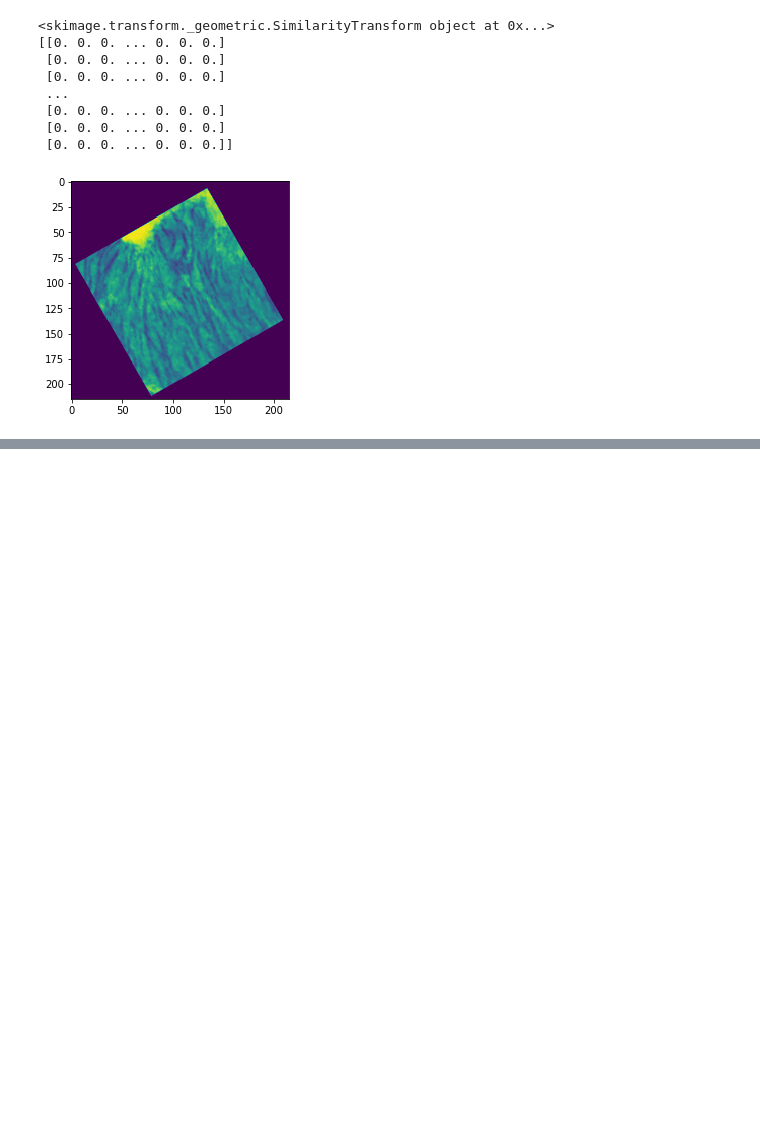
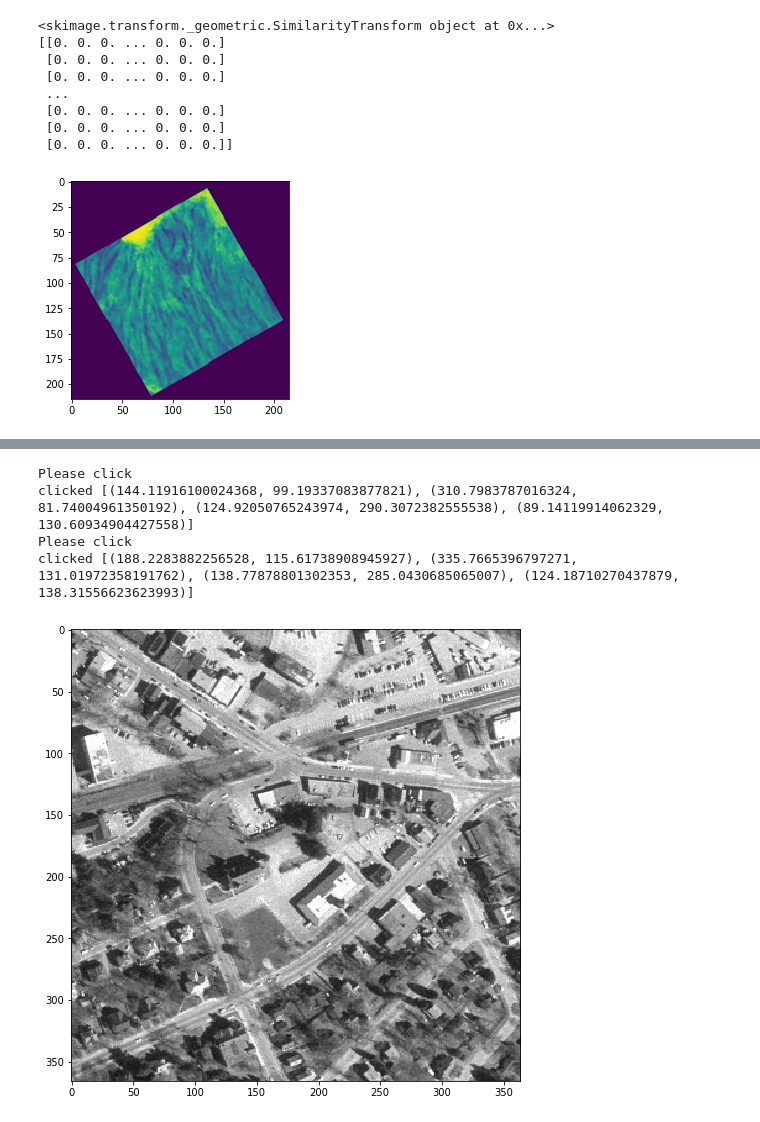
Before and after one commit to johnandsims/MedicalPhysics-ImageExperiments, a Jupyter notebook: 6_tomographic_py/6_SpatialTransformations.ipynb, the cells around one changed output, grey strips where cells are left out. Cells and saved outputs as stored; diff of their text form; code cells hidden in the pictures; blank space fills up the shorter version.

```diff
--- a/6_tomographic_py/6_SpatialTransformations.ipynb
+++ b/6_tomographic_py/6_SpatialTransformations.ipynb
@@ -499,0 +573,25 @@ plt.show()
+# %%
+%matplotlib inline
+
+import numpy as np
+import matplotlib.pyplot as plt
+import matplotlib
+matplotlib.use('TkAgg')
+
+t = np.arange(10)
+plt.imshow(img1_color)
+print("Please click")
+x1 = plt.ginput(4)
+print("clicked", x1)
+#plt.show()
+
+plt.imshow(img2_color)
+print("Please click")
+x2 = plt.ginput(4)
+print("clicked", x2)
+# %% [output]
+Please click
+clicked [(144.11916100024368, 99.19337083877821), (310.7983787016324, 81.74004961350192), (124.92050765243974, 290.3072382555538), (89.14119914062329, 130.60934904427558)]
+Please click
+clicked [(188.2283882256528, 115.61738908945927), (335.7665396797271, 131.01972358191762), (138.77878801302353, 285.0430685065007), (124.18710270437879, 138.31556623623993)]
+[figure, added]
```
Also changed, not shown: parts of 4 cells of this notebook, 2 other files.
